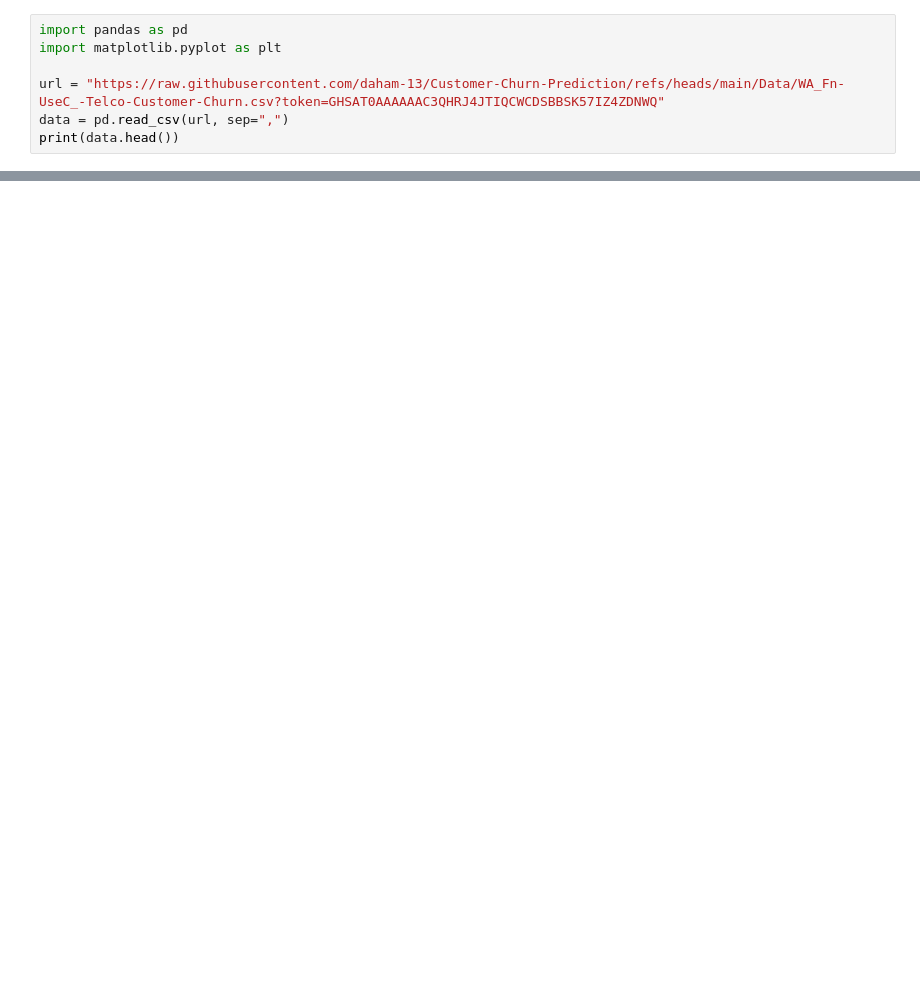
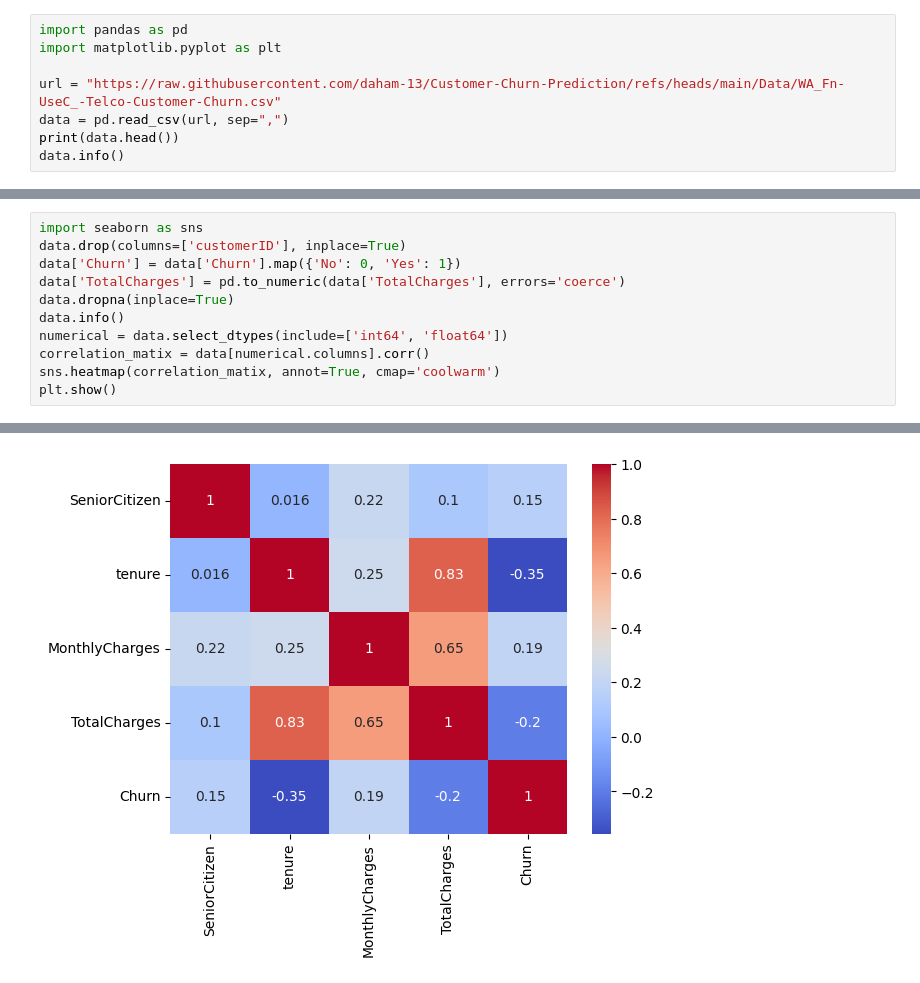
Before and after one commit to daham-13/Customer-Churn-Prediction, a Jupyter notebook: Notebook/Churn_Prediction.ipynb, the cells around one changed output, grey strips where cells are left out. Cells and saved outputs as stored; diff of their text form; blank space fills up the shorter version.

```diff
--- a/Notebook/Churn_Prediction.ipynb
+++ b/Notebook/Churn_Prediction.ipynb
@@ -4,9 +4,10 @@
 import pandas as pd
 import matplotlib.pyplot as plt
 
-url = "https://raw.githubusercontent.com/daham-13/Customer-Churn-Prediction/refs/heads/main/Data/WA_Fn-UseC_-Telco-Customer-Churn.csv?token=GHSAT0AAAAAAC3QHRJ4JTIQCWCDSBBSK57IZ4ZDNWQ"
+url = "https://raw.githubusercontent.com/daham-13/Customer-Churn-Prediction/refs/heads/main/Data/WA_Fn-UseC_-Telco-Customer-Churn.csv"
 data = pd.read_csv(url, sep=",")
 print(data.head())
+data.info()
 # %% [output]
    customerID  gender  SeniorCitizen Partner Dependents  tenure PhoneService  \
 0  7590-VHVEG  Female              0     Yes         No       1           No
@@ -27,0 +50,12 @@ print(data.head())
+# %%
+import seaborn as sns
+data.drop(columns=['customerID'], inplace=True)
+data['Churn'] = data['Churn'].map({'No': 0, 'Yes': 1})
+data['TotalCharges'] = pd.to_numeric(data['TotalCharges'], errors='coerce')
+data.dropna(inplace=True)
+data.info()
+numerical = data.select_dtypes(include=['int64', 'float64'])
+correlation_matix = data[numerical.columns].corr()
+sns.heatmap(correlation_matix, annot=True, cmap='coolwarm')
+plt.show()
+# %% [output]
@@ -27,0 +79 @@ print(data.head())
+[figure, added]
```
Also changed, not shown: parts of 21 cells of this notebook, 6 other files.
